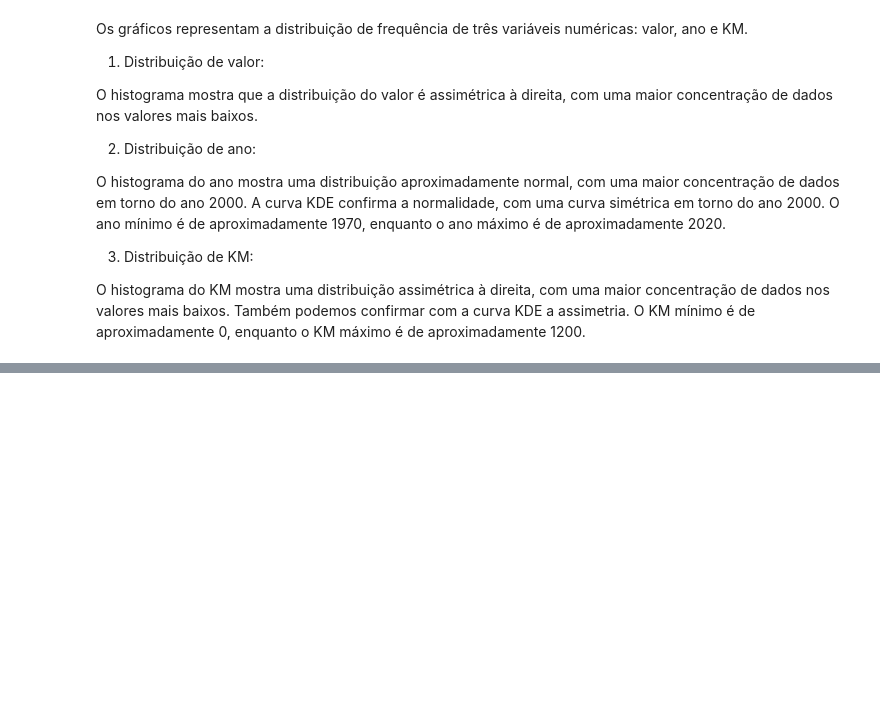
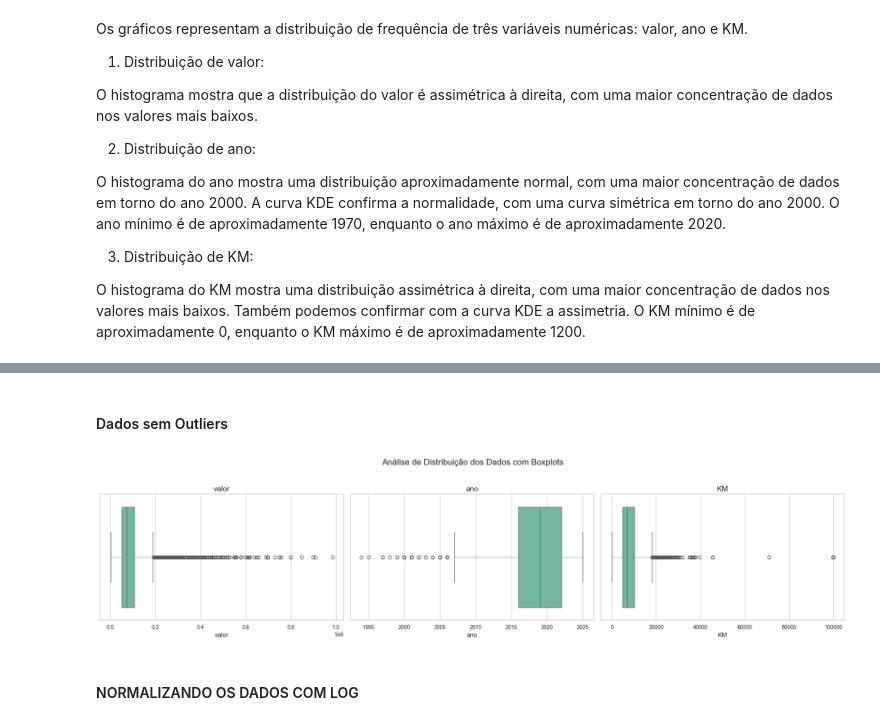
Before and after one commit to RailanDeivid/MercadoLivre_Scraper_and_CarPricePredictor, a Jupyter notebook: src/analysis/EDA.ipynb, the cells around one changed output, grey strips where cells are left out. Drawn from its saved outputs; the diff is of its cells as text; code cells hidden in the pictures; blank space fills up the shorter version.

Commit message:
Update: EDA.ipynb atualizada e data_tratados.parquet adicionado

```diff
--- a/src/analysis/EDA.ipynb
+++ b/src/analysis/EDA.ipynb
@@ -167,0 +219,2 @@ plt.tight_layout()
+# %%
+df_tratado = df.query("KM < 100000 and valor < 1000000")
@@ -167,0 +237,29 @@ plt.tight_layout()
+# %% [markdown]
+#### Dados sem Outliers
+# %%
+# ---- Analisando distribuição dos dados usando um BOXPLOT
+
+# Criando a figura com subplots
+fig, axes = plt.subplots(1, len(col_n), figsize=(20, 5))
+# Definindo a paleta de cores
+palette = sns.color_palette("Set2")
+
+# Iterando sobre as colunas numéricas para criar boxplots horizontais
+for i, col in enumerate(col_n):
+    sns.boxplot(x=df_tratado[col], ax=axes[i], palette=palette,)
+    axes[i].set_title(f'{col}', fontsize=14)
+    axes[i].set_xlabel(col, fontsize=12)
+    axes[i].set_ylabel('')
+    axes[i].tick_params(axis='x', labelsize=10)
+    axes[i].tick_params(axis='y', labelsize=10)
+
+# Adicionando um título principal à figura
+plt.suptitle('Análise de Distribuição dos Dados com Boxplots', fontsize=16)
+
+# Ajustando o layout
+plt.tight_layout(rect=[0, 0, 1, 0.95])
+plt.show()
+# %% [output]
+[figure, added]
+# %% [markdown]
+#### NORMALIZANDO OS DADOS COM LOG
```
Also changed, not shown: parts of 27 cells of this notebook, 3 other files.
